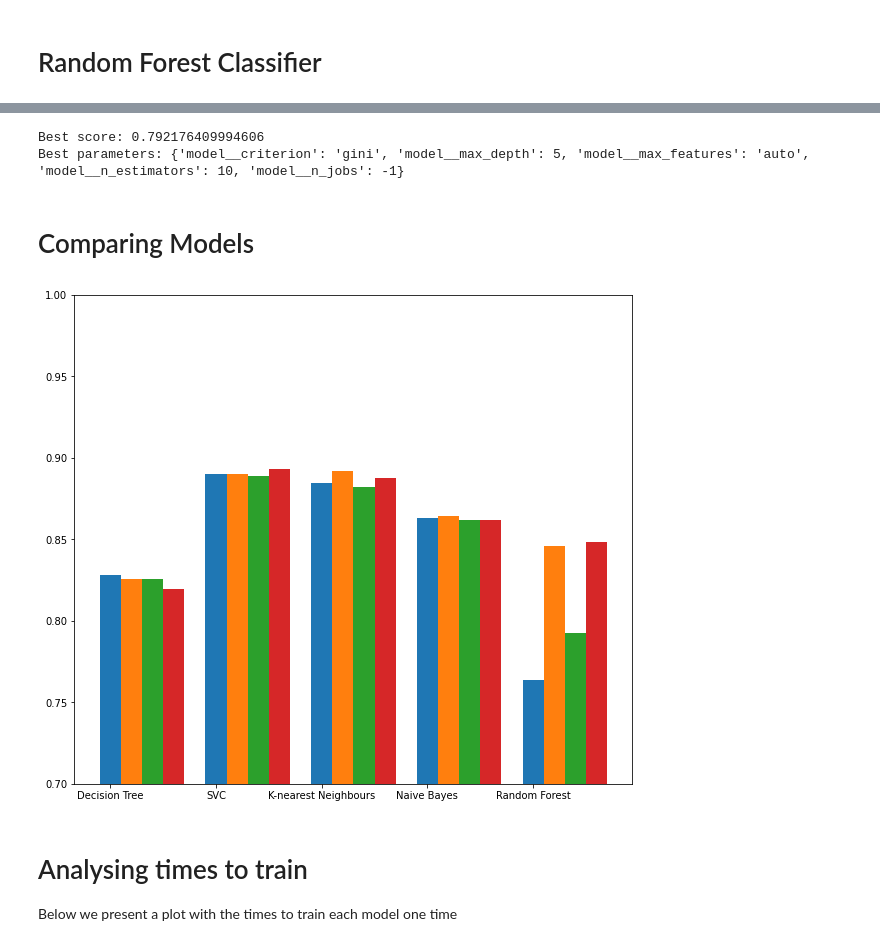
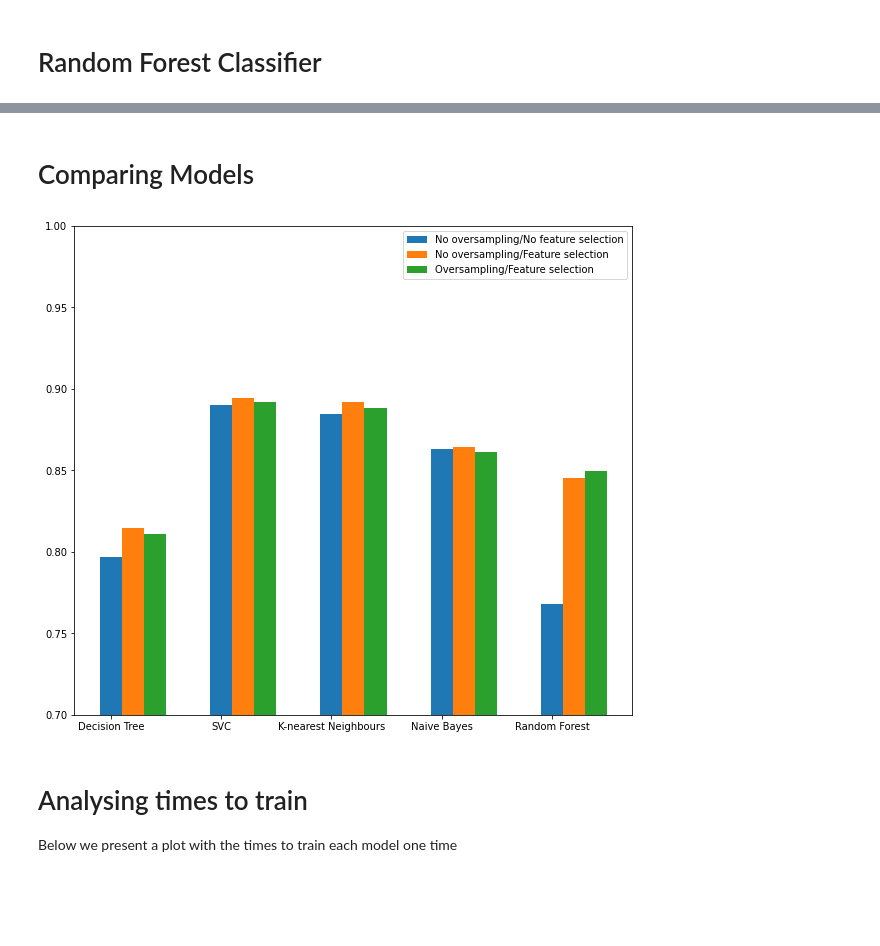
Before and after one commit to Educorreia932/FEUP-IART, a Jupyter notebook: src/notebook.ipynb, the cells around one changed output, grey strips where cells are left out. Saved outputs shown, nothing was run; the diff lists cells and outputs as text; code cells hidden in the pictures; blank space fills up the shorter version.

Commit message:
Finished with plots

```diff
--- a/src/notebook.ipynb
+++ b/src/notebook.ipynb
@@ -535,31 +520,28 @@ Best parameters: {'model__criterion': 'gini', 'model__max_depth': 5, 'model__max
-# %%
-rfc_os = tune_model(original_bean_data, RandomForestClassifier(), parameter_grid, oversample=True)
-# %% [output]
-Best score: 0.792176409994606
-Best parameters: {'model__criterion': 'gini', 'model__max_depth': 5, 'model__max_features': 'auto', 'model__n_estimators': 10, 'model__n_jobs': -1}
 # %% [markdown]
 # Comparing Models
 # %%
 scores = {
-    "Decision Tree" : [dt_original, dt, dt, dt_os_fs], # TODO change to dt_os
-    "SVC" : [svc_original, svc, svc_os, svc_os_fs],
-    "K-nearest Neighbours" : [knn_original, knn, knn_os, knn_os_fs],
-    "Naive Bayes" : [nb_original, nb, nb_os, nb_os_fs],
-    "Random Forest" : [rfc_original, rfc, rfc_os, rfc_os_fs]
+    "Decision Tree" : [dt_original, dt, dt_os_fs],
+    "SVC" : [svc_original, svc, svc_os_fs],
+    "K-nearest Neighbours" : [knn_original, knn, knn_os_fs],
+    "Naive Bayes" : [nb_original, nb, nb_os_fs],
+    "Random Forest" : [rfc_original, rfc, rfc_os_fs]
 }
+
+labels = ["No oversampling/No feature selection","No oversampling/Feature selection", "Oversampling/Feature selection"]
 
 ind = np.arange(5)
 
 plt.figure(figsize=(10,9))
 plt.bar(ind, [i[0].best_score_ for i in scores.values()], 0.2)
 ax = plt.bar(ind + 0.2, [i[1].best_score_ for i in scores.values()], 0.2)
 ax = plt.bar(ind + 0.4, [i[2].best_score_ for i in scores.values()], 0.2)
-ax = plt.bar(ind + 0.6, [i[3].best_score_ for i in scores.values()], 0.2)
 plt.xticks(ind, scores.keys())
+plt.legend(labels,loc=1)
 plt.ylim(0.7, 1)
 plt.show()
 # %% [output]
-[figure, old version]
+[figure, new version]
 # %% [markdown]
 # Analysing times to train
 
```
Also changed, not shown: parts of 30 cells of this notebook.
